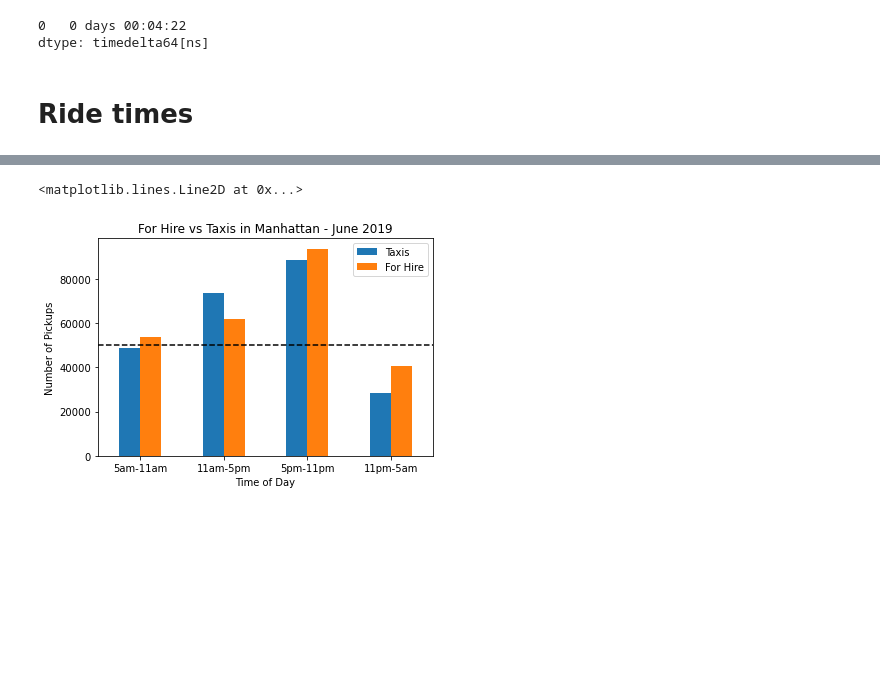
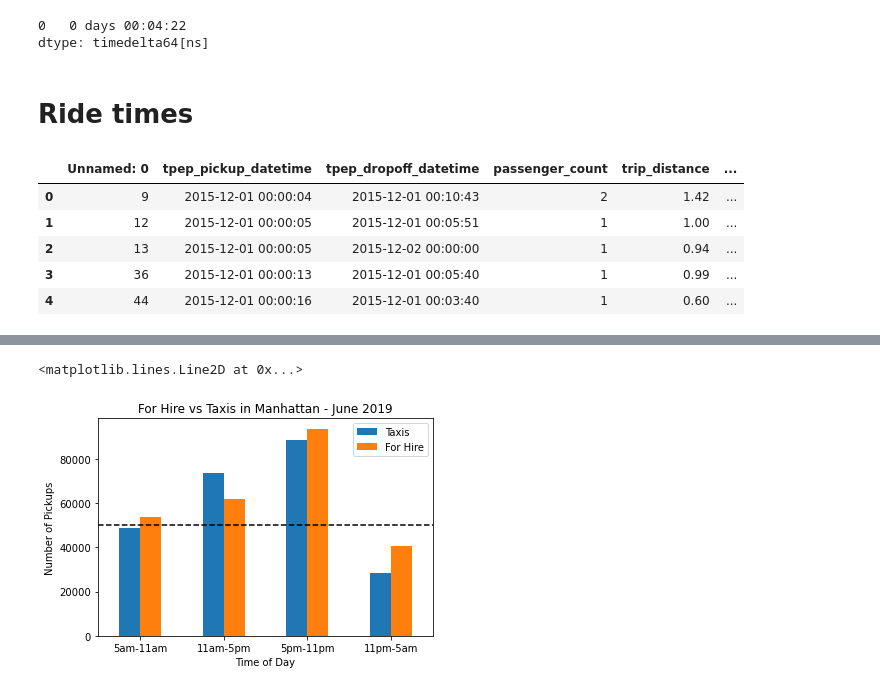
Before and after one commit to ILekawa9/Project-1, a Jupyter notebook: NYC_Taxi_RIdeshare_Final.ipynb, the cells around one changed output, grey strips where cells are left out. Drawn from its saved outputs; the diff is of its cells as text; code cells hidden in the pictures; blank space fills up the shorter version.

```diff
--- a/NYC_Taxi_RIdeshare_Final.ipynb
+++ b/NYC_Taxi_RIdeshare_Final.ipynb
@@ -506,6 +509,15 @@ RD_taxi_dec_2019_mode
 dtype: timedelta64[ns]
 # %% [markdown]
 # Ride times
+# %%
+dec_2015_taxi.head()
+# %% [output]
+|  | Unnamed: 0 | tpep_pickup_datetime | tpep_dropoff_datetime | passenger_count | trip_distance | ... |
+| 0 | 9 | 2015-12-01 00:00:04 | 2015-12-01 00:10:43 | 2 | 1.42 | ... |
+| 1 | 12 | 2015-12-01 00:00:05 | 2015-12-01 00:05:51 | 1 | 1.00 | ... |
+| 2 | 13 | 2015-12-01 00:00:05 | 2015-12-02 00:00:00 | 1 | 0.94 | ... |
+| 3 | 36 | 2015-12-01 00:00:13 | 2015-12-01 00:05:40 | 1 | 0.99 | ... |
+| 4 | 44 | 2015-12-01 00:00:16 | 2015-12-01 00:03:40 | 1 | 0.60 | ... |
 # %%
 # Taxi Pick-ups for December 2015
 # Identify 4 different times of day and count the number of for vehicle rides that occur in each 6 hour interval
```
Also changed, not shown: parts of 5 cells of this notebook, 1 other file.
